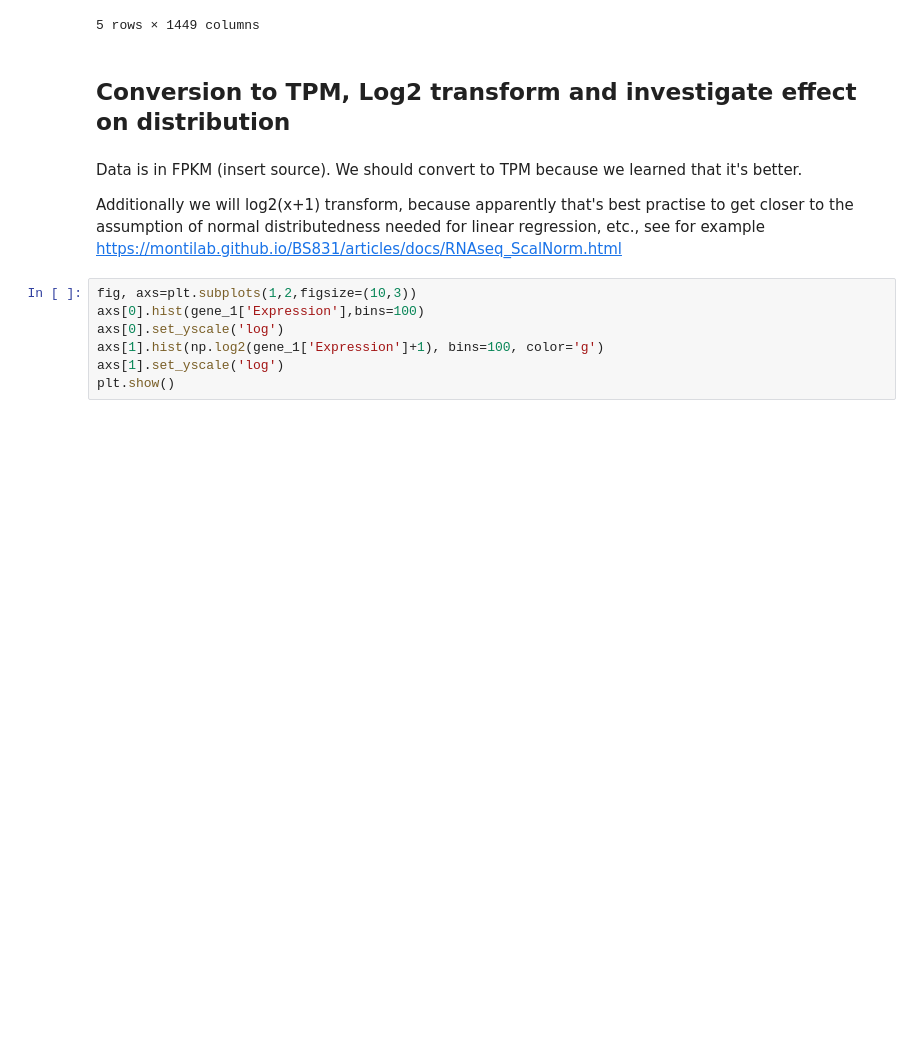
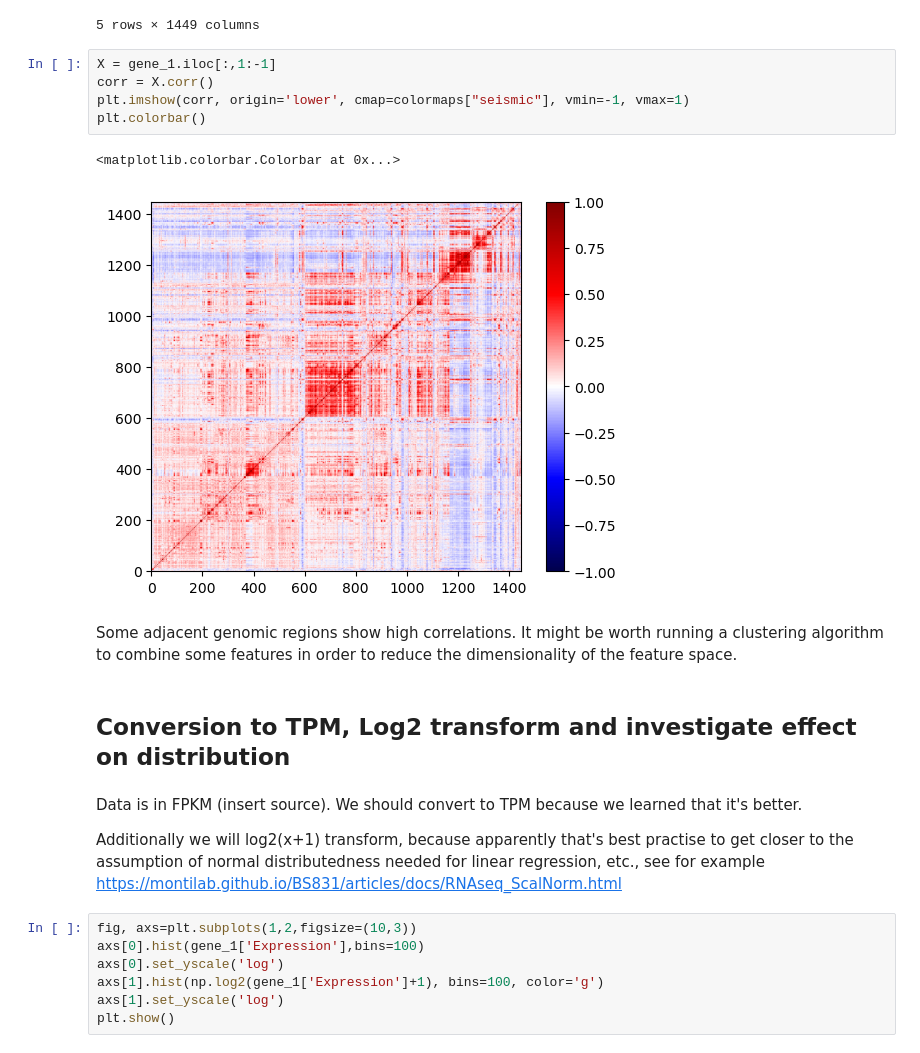
Before and after one commit to YviMa/predict_expression, a Jupyter notebook: notebooks/1_EDA_and_prototyping.ipynb, the cells around one changed output. Cells and saved outputs as stored; diff of their text form; blank space fills up the shorter version.

Commit message:
clean up notebook and add correlation plots

```diff
--- a/notebooks/1_EDA_and_prototyping.ipynb
+++ b/notebooks/1_EDA_and_prototyping.ipynb
@@ -24,6 +25,16 @@ gene_1.head()
 | 3 | IHECRE00002337 | 2.23747 | 2.68867 | 0.73725 | 1.34511 | ... |
 | 4 | IHECRE00001236 | 0.32554 | 0.49021 | 0.72664 | 3.13590 | ... |
 5 rows × 1449 columns
+# %%
+X = gene_1.iloc[:,1:-1]
+corr = X.corr()
+plt.imshow(corr, origin='lower', cmap=colormaps["seismic"], vmin=-1, vmax=1)
+plt.colorbar()
+# %% [output]
+<matplotlib.colorbar.Colorbar at 0x...>
+[figure, added]
+# %% [markdown]
+Some adjacent genomic regions show high correlations. It might be worth running a clustering algorithm to combine some features in order to reduce the dimensionality of the feature space.
 # %% [markdown]
 ## Conversion to TPM, Log2 transform and investigate effect on distribution
 # %% [markdown]
```
Also changed, not shown: parts of 54 cells of this notebook.
